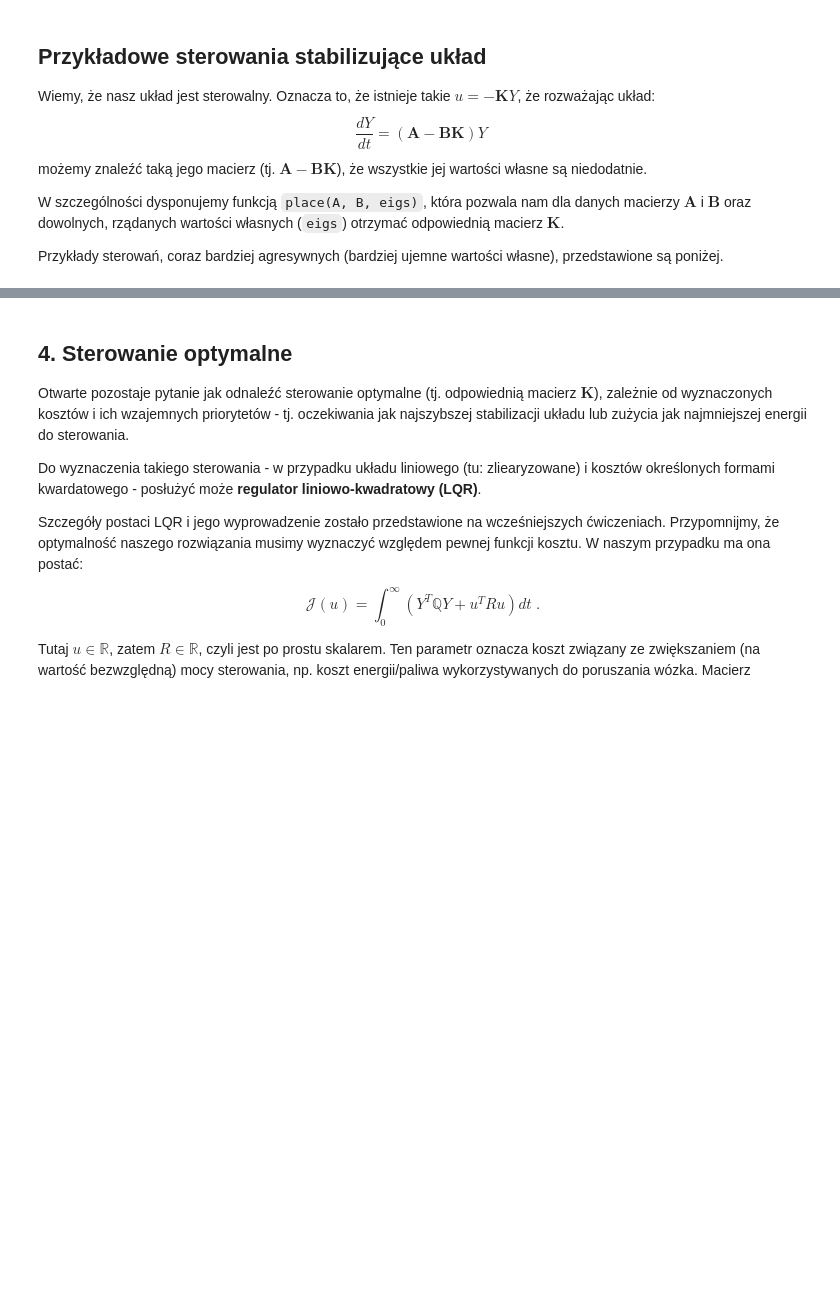
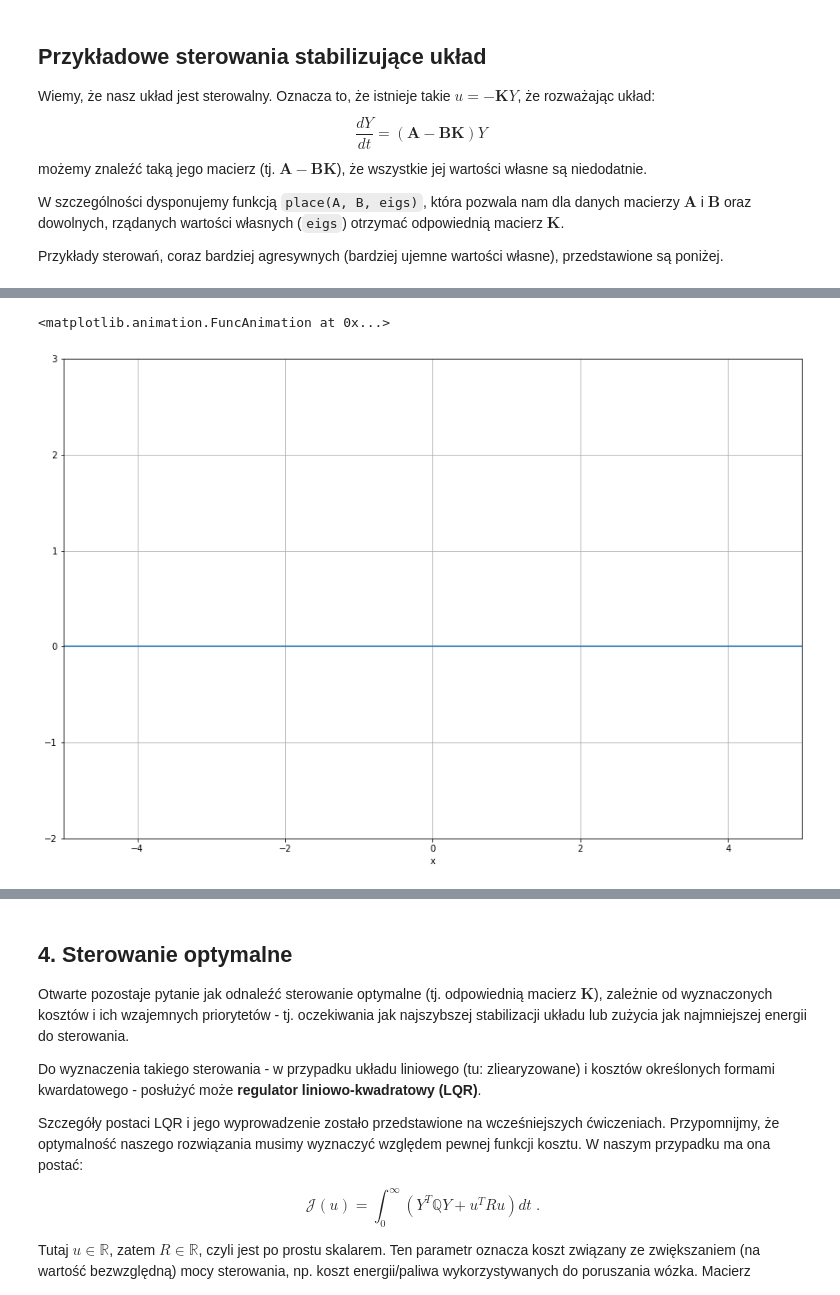
Before and after one commit to xann16/lqr-inverted-pendulum, a Jupyter notebook: lqr_inverted_pendulum.ipynb, the cells around one changed output, grey strips where cells are left out. Cells and saved outputs as stored; diff of their text form; code cells hidden in the pictures; blank space fills up the shorter version.

```diff
--- a/lqr_inverted_pendulum.ipynb
+++ b/lqr_inverted_pendulum.ipynb
@@ -245,3 +292,8 @@ phase_plots(res1.y)
+# %%
+sim_animation(res1.y, par, stride=100)
+# %% [output]
+<matplotlib.animation.FuncAnimation at 0x...>
+[figure, added]
 # %%
 eig2 = np.array([-0.3, -0.4, -0.5, -0.6])
 K2, dyn2 = get_dynamics_for_eigs(par, eig2)
```
Also changed, not shown: parts of 26 cells of this notebook, 1 other file.
